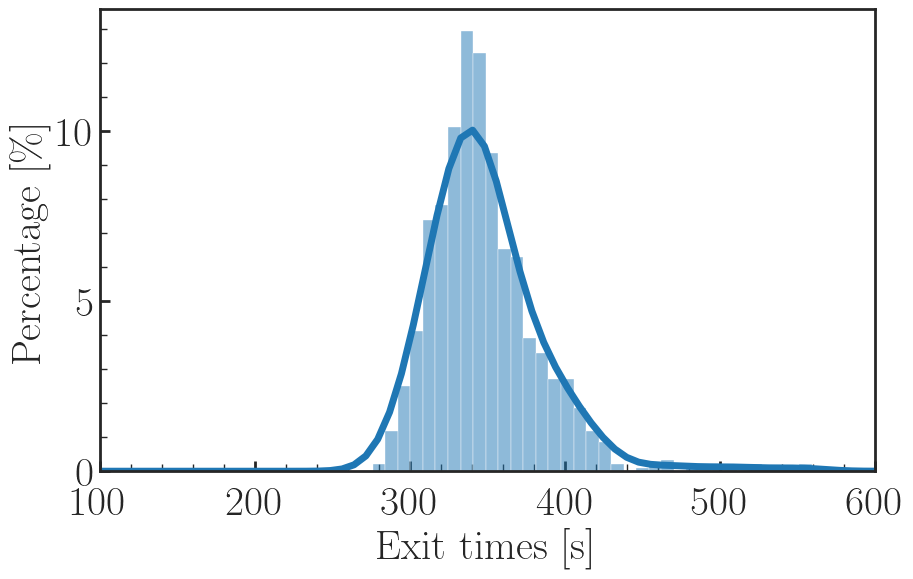
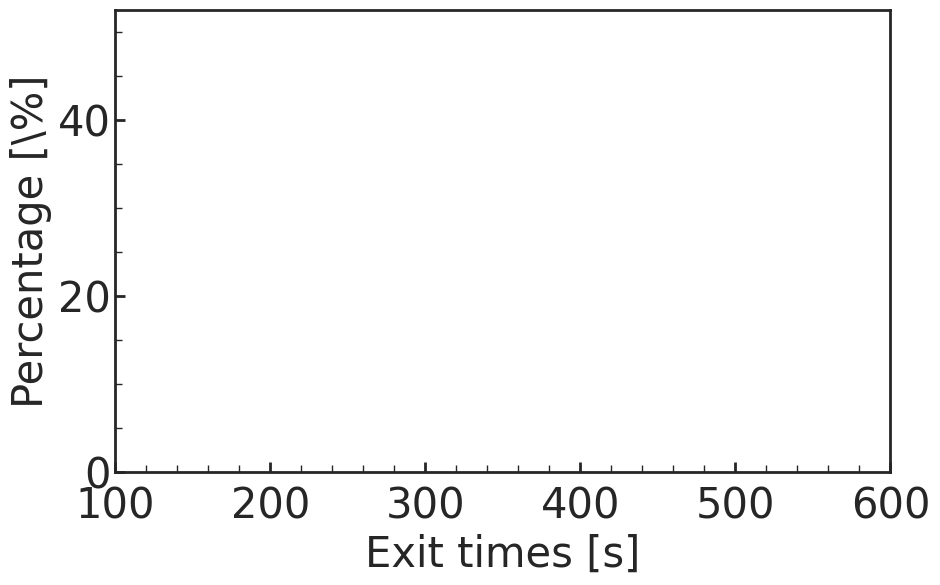
Code edit (unified diff) that turned the first committed figure into the second:
--- before
+++ after
@@ -4,4 +4,5 @@
 import matplotlib.pyplot as plt
 import seaborn as sns
+import os
 
 fig = plt.figure(figsize=(10, 6))
@@ -13,9 +14,10 @@
 
 # Load exit times for Chemoattraction
-data = '/home/mukhopadhyay/Projects/maze/GNU_parallel_runs/optimal_beta_Ran_droplet/data'
+
+data = "/home/ecasual/Documents/Uni/droplet-maze/simulation-code/data"
 exit_times = np.loadtxt(data + '/exit_times.txt', delimiter=' ', skiprows=1, usecols=0)
 
 # Create a seaborn histogram for Chemoattraction
-sns.histplot(exit_times * t_unit, stat='percent', kde=True, label='Chemoattraction', color='tab:blue', alpha=0.5, line_kws={'linewidth':'5'})
+sns.histplot(exit_times * t_unit, stat='percent', label='Chemoattraction', color='tab:blue', alpha=0.5, line_kws={'linewidth':'5'})
 
 # Overlay KDE plot for Chemoattraction with customized linestyle and linewidth

Commit: placed exit (static_source) closer and fixe exit time analysis until histogram view